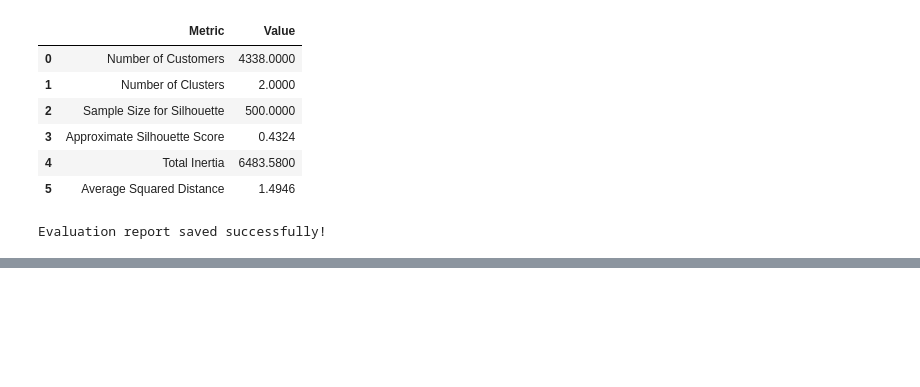
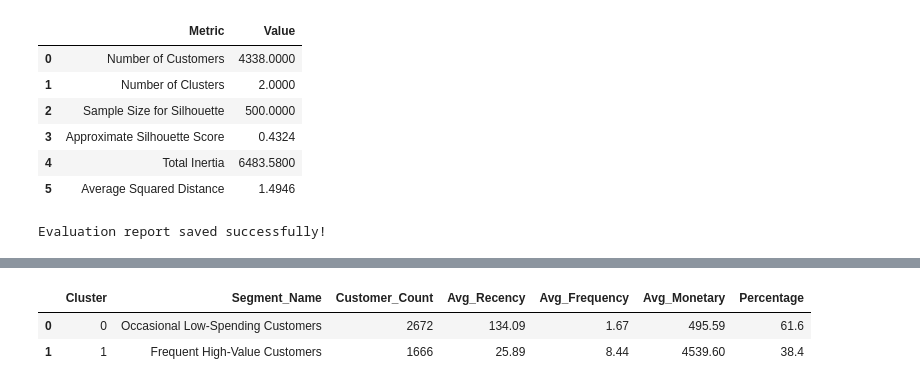
Before and after one commit to vanshika-2105/customer-segmentation-ml, a Jupyter notebook: notebooks/01_customer_segmentation_setup.ipynb, the cells around one changed output, grey strips where cells are left out. Drawn from its saved outputs; the diff is of its cells as text; code cells hidden in the pictures; blank space fills up the shorter version.

```diff
--- a/notebooks/01_customer_segmentation_setup.ipynb
+++ b/notebooks/01_customer_segmentation_setup.ipynb
@@ -1988,0 +2115,26 @@ Evaluation report saved successfully!
+# %%
+# Create the final customer segment profile
+final_segment_profile = customer_segments.groupby(
+    ["Cluster", "Segment_Name"]
+).agg(
+    Customer_Count=("CustomerID", "count"),
+    Avg_Recency=("Recency", "mean"),
+    Avg_Frequency=("Frequency", "mean"),
+    Avg_Monetary=("Monetary", "mean")
+).reset_index()
+
+# Calculate the percentage of customers
+final_segment_profile["Percentage"] = (
+    final_segment_profile["Customer_Count"]
+    / len(customer_segments) * 100
+)
+
+# Round values for readability
+final_segment_profile = final_segment_profile.round(2)
+
+# Display the final profile
+display(final_segment_profile)
+# %% [output]
+|  | Cluster | Segment_Name | Customer_Count | Avg_Recency | Avg_Frequency | Avg_Monetary | Percentage |
+| 0 | 0 | Occasional Low-Spending Customers | 2672 | 134.09 | 1.67 | 495.59 | 61.6 |
+| 1 | 1 | Frequent High-Value Customers | 1666 | 25.89 | 8.44 | 4539.60 | 38.4 |
```
Also changed, not shown: parts of 6 cells of this notebook, 1 other file.
